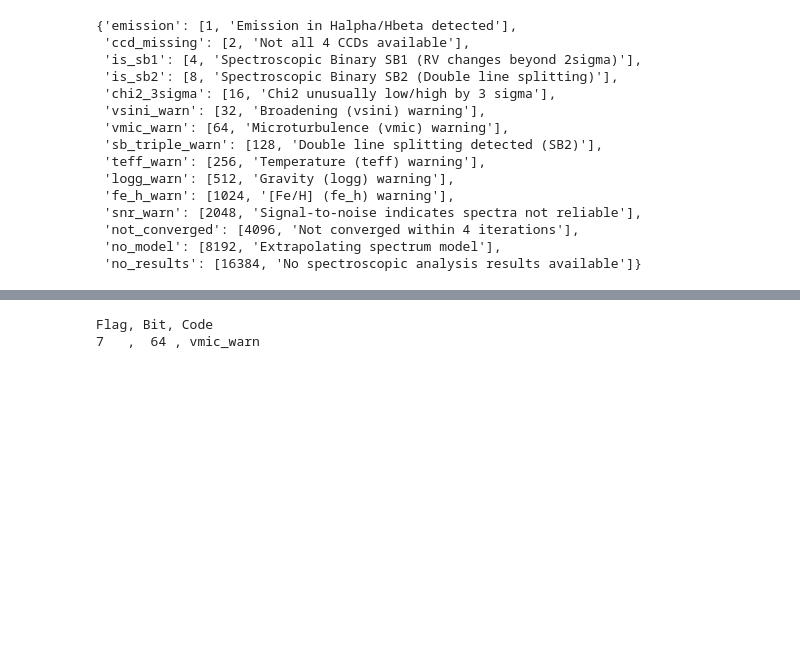
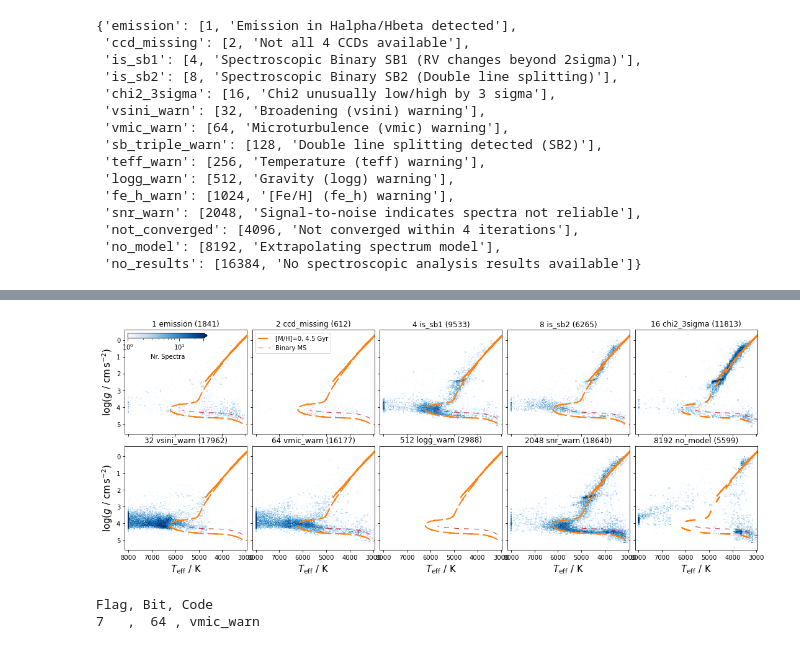
Before and after one commit to svenbuder/GALAH_DR4, a Jupyter notebook: catalogs/create_galah_dr4_allspec_and_allstar_catalogs.ipynb, the cells around one changed output, grey strips where cells are left out. Cells and saved outputs as stored; diff of their text form; code cells hidden in the pictures; blank space fills up the shorter version.

Commit message:
flag_sp overviews

```diff
--- a/catalogs/create_galah_dr4_allspec_and_allstar_catalogs.ipynb
+++ b/catalogs/create_galah_dr4_allspec_and_allstar_catalogs.ipynb
@@ -640,0 +553,86 @@ plt.savefig('../validation/figures/flag_sp_overview_'+setup+'.png',dpi=200,bbox_
+# %%
+raised_flags = np.where(flag_list[:,2]!='0')[0]
+flags = np.arange(0,16)
+raised_flags = flags[raised_flags]
+
+print(len(raised_flags))
+
+f, gs = plt.subplots(2,5,figsize=(15,6),sharex=True,sharey=True)
+
+parsec_iso1 = (abs(10**(parsec['logAge']-9) - 4.5) < 0.1) & (parsec['m_h'] == 0)
+
+if setup == 'allspec':
+    vmax = 100
+else:
+    vmax = 30
+
+for index,flag in enumerate(raised_flags[1:-1]):
+    row = int(np.floor(index/5))
+    ax = gs[row,index - row*5]
+
+    y_label = 'logg'
+
+    if flag == 0:
+
+        flag_raised = data['flag_sp'] == 0
+        ax.set_title(str(flag)+' '+list(flag_sp_dictionary.keys())[flag-1]+' ('+str(len(data['flag_sp'][flag_raised]))+')')
+
+    else:
+
+        flag_raised = (data['flag_sp'] & 2**(flag-1) > 0)
+
+        if (2**(flag-1) == flag_sp_dictionary['logg_warn'][0]):
+            y_label = 'logg_spec'
+        if (2**(flag-1) == flag_sp_dictionary['no_model'][0]):
+            y_label = 'logg_spec'
+        if setup == 'allstar':
+            y_label = 'logg'
+
+        ax.set_title(str(2**(flag-1))+' '+list(flag_sp_dictionary.keys())[flag-1]+' ('+str(len(data['flag_sp'][flag_raised]))+')')
+
+    h = ax.hist2d(
+        data['teff'][flag_raised],
+        data[y_label][flag_raised],
+        bins = (np.linspace(2950,8150,150),np.linspace(-0.6,5.6,150)),
+        cmin = 1, norm=LogNorm(vmin = 1,vmax = vmax), cmap='Blues',
+        zorder = 1
+    )
+
+    ax.plot(
+        10**parsec['logT'][parsec_iso1],
+        parsec['logg'][parsec_iso1],
+        zorder = 3,c = 'C1',ls = (0, (8, 8)),lw=2,
+        label = '[M/H]=0, 4.5 Gyr'
+    )
+    ax.plot(
+        10**parsec['logT'][parsec_iso1][:30],
+        parsec['logg'][parsec_iso1][:30]-0.3,
+        zorder = 3,c = 'C3',ls = (0, (8, 8)),lw=1,
+        label = 'Binary MS'
+    )
+
+    if index == 0:
+
+        axins1 = inset_axes(
+            ax,
+            width="65%",  # width: 50% of parent_bbox width
+            height="5%",  # height: 5%
+            loc="upper left",
+        )
+        cbar = plt.colorbar(h[-1],cax=axins1,orientation="horizontal",ticks = [1,10,vmax],extend='max')
+        cbar.set_label('Nr. Spectra')
+
+    if index == 1:
+        ax.legend(loc='upper left')
+
+    if row > 0:
+        ax.set_xlabel(r'$T_\mathrm{eff}~/~\mathrm{K}$',fontsize=15)
+
+gs[0,0].set_ylabel(r'$\log (g~/~\mathrm{cm\,s^{-2}})$',fontsize=15)
+gs[1,0].set_ylabel(r'$\log (g~/~\mathrm{cm\,s^{-2}})$',fontsize=15)
+
+ax.set_xlim(8150,2950)
+ax.set_ylim(5.6,-0.6)
+plt.tight_layout(w_pad=0,h_pad=0)
+plt.savefig('../validation/figures/flag_sp_overview_'+setup+'.png',dpi=200,bbox_inches='tight')
+# %% [output]
@@ -641,3 +640,4 @@ plt.savefig('../validation/figures/flag_sp_overview_'+setup+'.png',dpi=200,bbox_
+[figure, added]
 # %%
 flag_bit = 7
 flag_raised = (data['flag_sp'] & 2**(flag_bit-1) > 0)
```
Also changed, not shown: parts of 13 cells of this notebook, 2 other files.
